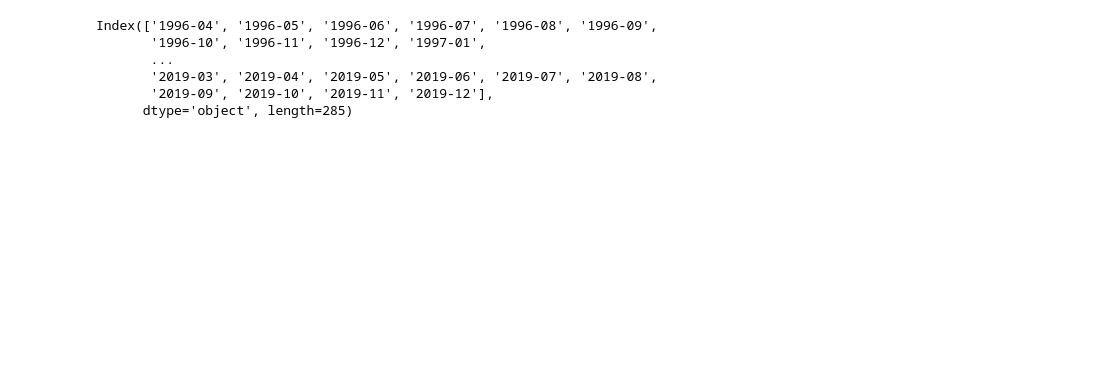
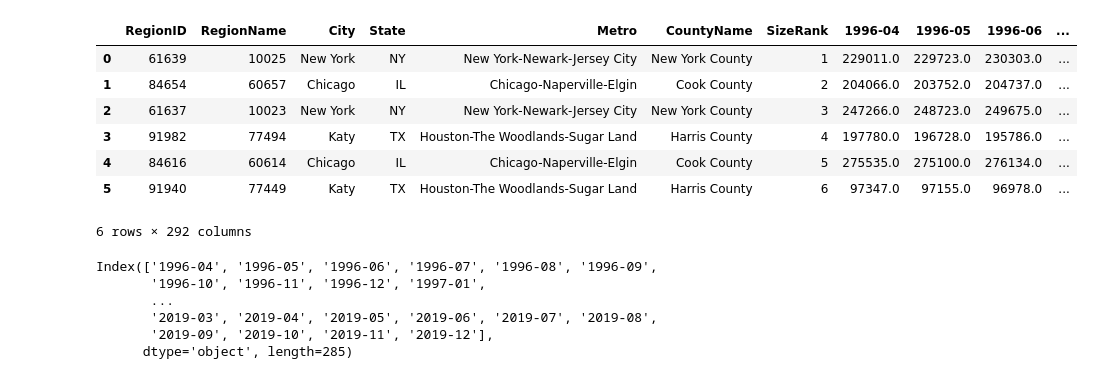
Before and after one commit to sauer3/predict_gentrification_with_yelp, a Jupyter notebook: Zillow_data_cleaning.ipynb, the cells around one changed output. Cells and saved outputs as stored; diff of their text form; code cells hidden in the pictures; blank space fills up the shorter version.

```diff
--- a/Zillow_data_cleaning.ipynb
+++ b/Zillow_data_cleaning.ipynb
@@ -15,3 +3,17 @@ df.head(6)
+# %%
+#df = pd.read_csv('/Users/AuerPower/Metis/git/predict_gentrification_with_yelp/data/raw_zillow/Neighborhood_Zhvi_AllHomes.csv')
+df = pd.read_csv('/Users/AuerPower/Metis/git/predict_gentrification_with_yelp/data/raw_zillow/Zip_Zhvi_AllHomes.csv',
+                 encoding="ISO-8859-1")
+df.head(6)
+# %% [output]
+|  | RegionID | RegionName | City | State | Metro | CountyName | SizeRank | 1996-04 | 1996-05 | 1996-06 | ... |
+| 0 | 61639 | 10025 | New York | NY | New York-Newark-Jersey City | New York County | 1 | 229011.0 | 229723.0 | 230303.0 | ... |
+| 1 | 84654 | 60657 | Chicago | IL | Chicago-Naperville-Elgin | Cook County | 2 | 204066.0 | 203752.0 | 204737.0 | ... |
+| 2 | 61637 | 10023 | New York | NY | New York-Newark-Jersey City | New York County | 3 | 247266.0 | 248723.0 | 249675.0 | ... |
+| 3 | 91982 | 77494 | Katy | TX | Houston-The Woodlands-Sugar Land | Harris County | 4 | 197780.0 | 196728.0 | 195786.0 | ... |
+| 4 | 84616 | 60614 | Chicago | IL | Chicago-Naperville-Elgin | Cook County | 5 | 275535.0 | 275100.0 | 276134.0 | ... |
+| 5 | 91940 | 77449 | Katy | TX | Houston-The Woodlands-Sugar Land | Harris County | 6 | 97347.0 | 97155.0 | 96978.0 | ... |
+6 rows × 292 columns
 # %%
 # Get names of date columns for selection
 date_names = df.columns[7:]
```
Also changed, not shown: parts of 4 cells of this notebook.
